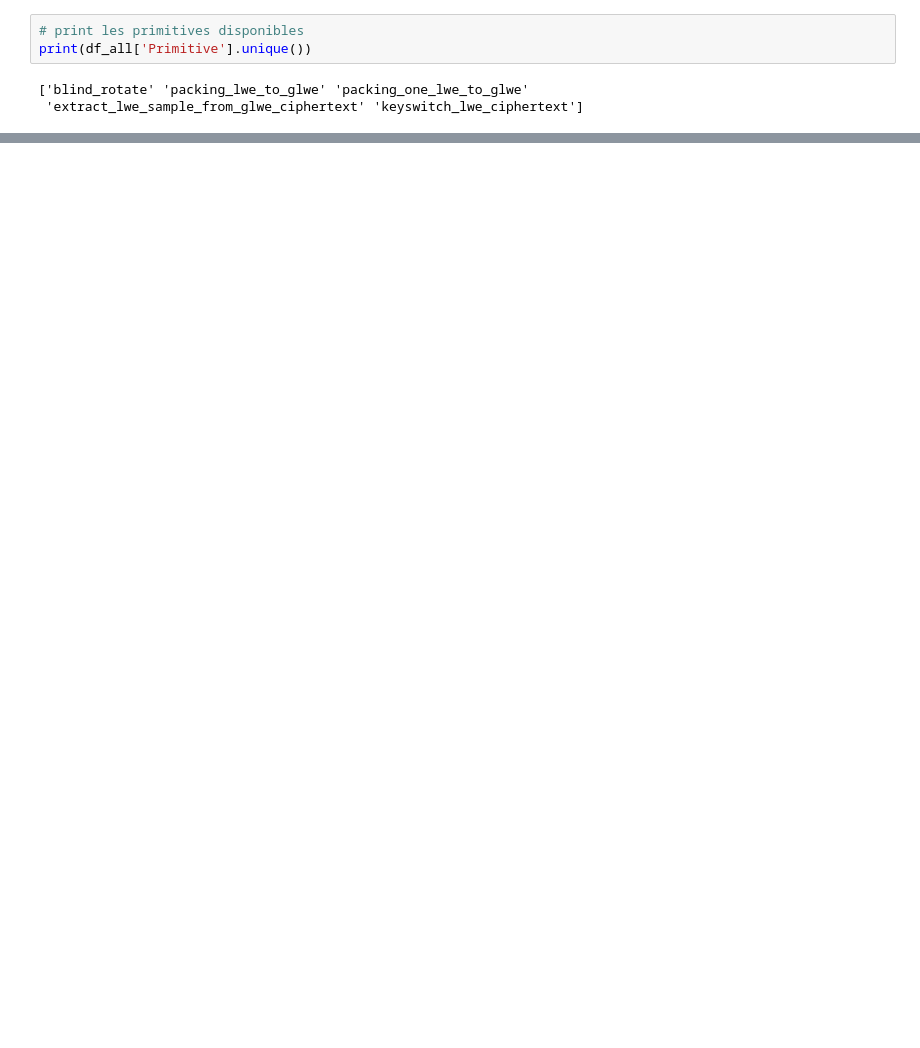
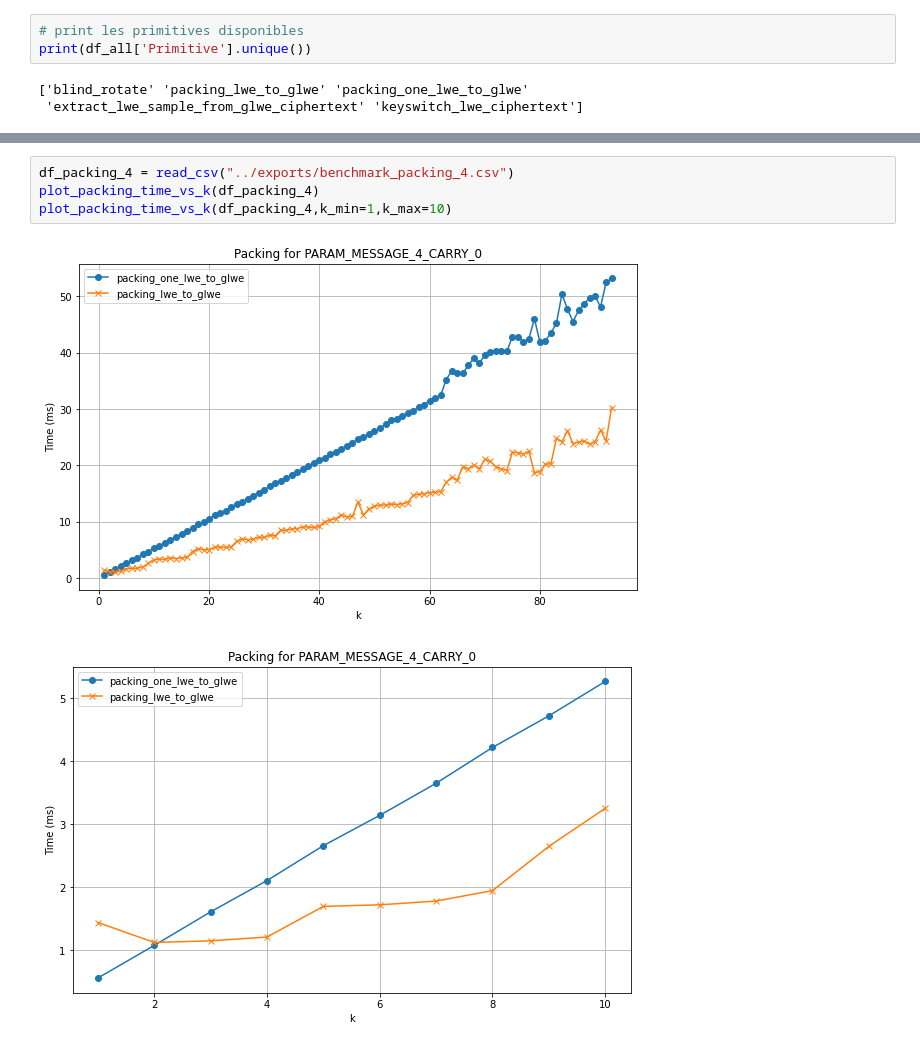
Before and after one commit to sofianeazogagh/revoLUT, a Jupyter notebook: charts/charts_primitives.ipynb, the cells around one changed output, grey strips where cells are left out. Cells and saved outputs as stored; diff of their text form; blank space fills up the shorter version.

```diff
--- a/charts/charts_primitives.ipynb
+++ b/charts/charts_primitives.ipynb
@@ -82,0 +150,7 @@ plot_primitive(df_one_lwe_to_glwe, "packing_one_lwe_to_glwe", threshold=0.1)
+# %%
+df_packing_4 = read_csv("../exports/benchmark_packing_4.csv")
+plot_packing_time_vs_k(df_packing_4)
+plot_packing_time_vs_k(df_packing_4,k_min=1,k_max=10)
+# %% [output]
+[figure, added]
+[figure, added]
```
Also changed, not shown: parts of 8 cells of this notebook, 9 other files.
